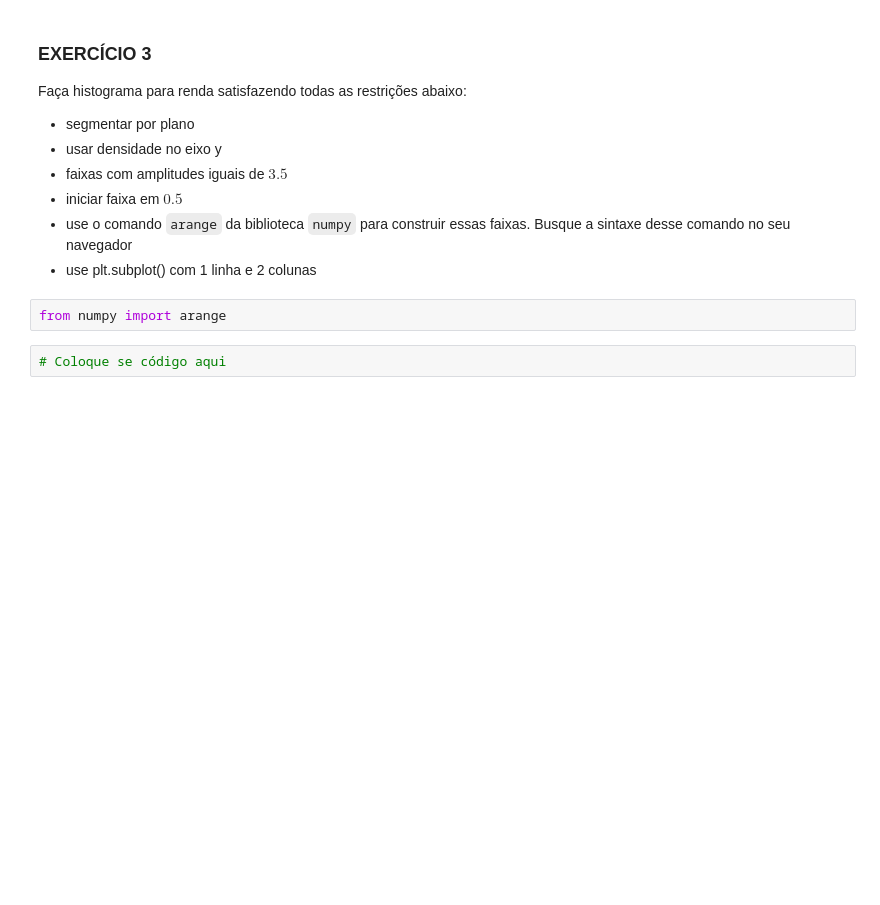
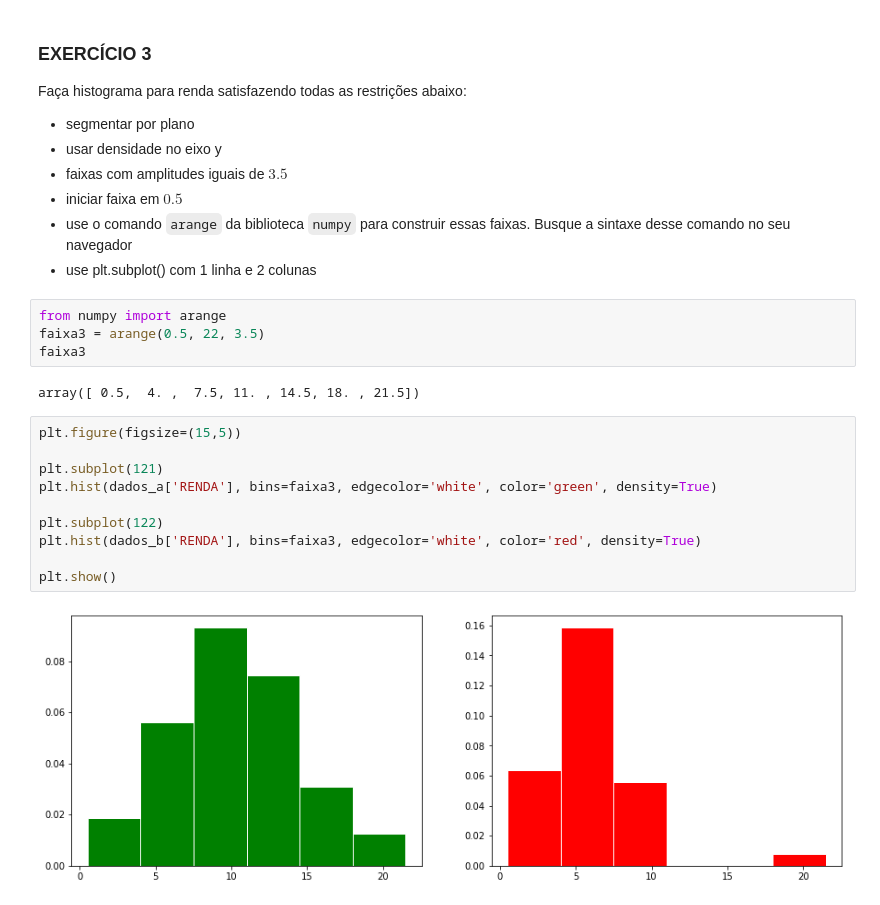
Before and after one commit to rodrigogapires/CD21-1, a Jupyter notebook: aula03/Aula03_Atividade_ExplorandoVariáveisQuantitativas_TV.ipynb, the cells around one changed output. Cells and saved outputs as stored; diff of their text form; blank space fills up the shorter version.

```diff
--- a/aula03/Aula03_Atividade_ExplorandoVariáveisQuantitativas_TV.ipynb
+++ b/aula03/Aula03_Atividade_ExplorandoVariáveisQuantitativas_TV.ipynb
@@ -239,5 +289,19 @@ Faça histograma para renda satisfazendo todas as restrições abaixo:
   * use plt.subplot() com 1 linha e 2 colunas
 # %%
 from numpy import arange
+faixa3 = arange(0.5, 22, 3.5)
+faixa3
+# %% [output]
+array([ 0.5,  4. ,  7.5, 11. , 14.5, 18. , 21.5])
-# %%
-# Coloque se código aqui
+# %%
+plt.figure(figsize=(15,5))
+
+plt.subplot(121)
+plt.hist(dados_a['RENDA'], bins=faixa3, edgecolor='white', color='green', density=True)
+
+plt.subplot(122)
+plt.hist(dados_b['RENDA'], bins=faixa3, edgecolor='white', color='red', density=True)
+
+plt.show()
+# %% [output]
+[figure, added]
```
Also changed, not shown: parts of 12 cells of this notebook, 3 other files.
